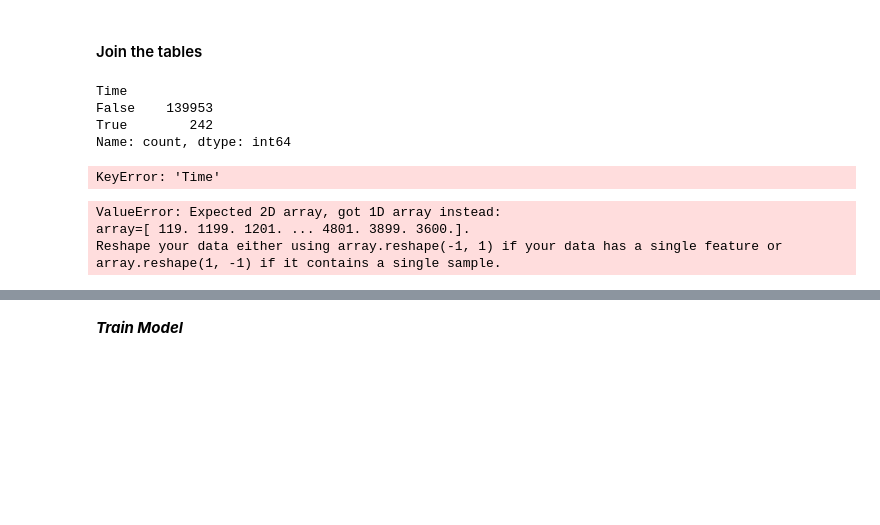
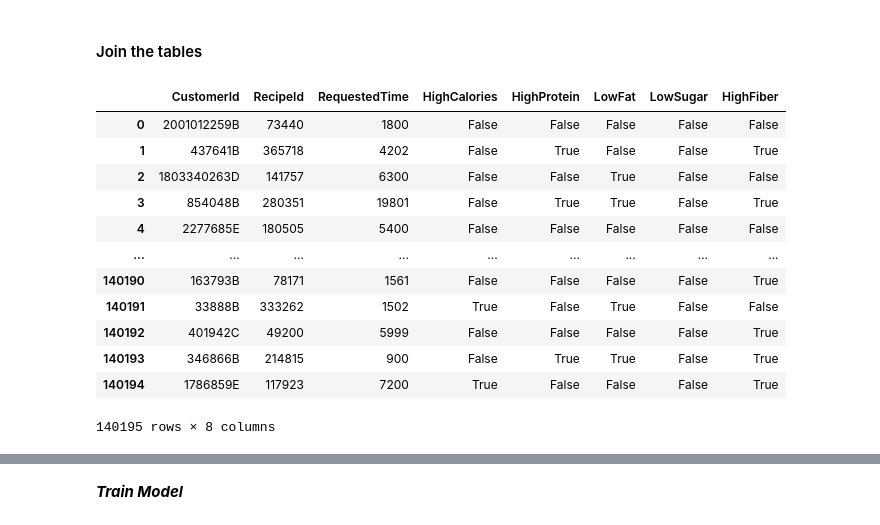
Before and after one commit to MittmannM/AnalyticsCupTUM, a Jupyter notebook: AC.ipynb, the cells around one changed output, grey strips where cells are left out. Saved outputs shown, nothing was run; the diff lists cells and outputs as text; code cells hidden in the pictures; blank space fills up the shorter version.

Commit message:
fixed errors

```diff
--- a/AC.ipynb
+++ b/AC.ipynb
@@ -164,33 +185,18 @@ reviews_csv["Like"] = reviews_csv["Like"].astype("boolean")
 # %% [markdown]
 #### Join the tables
-# %%
-requests_csv_copy = requests_csv["Time"] < 0
-requests_csv_copy["Time"].value_counts()
-# %% [output]
-Time
-False    139953
-True        242
-Name: count, dtype: int64
-# %%
-#TODO: how to handle negative time values? -> here: take the total time value from recipes by recipeId!
-request_with_recipe = pd.merge(requests_csv, recipes_csv, on="RecipeId", how="left")
-request_with_recipe['Time'] = np.where(request_with_recipe['Time'] < 0, request_with_recipe['TotalTimeNeeded'], request_with_recipe['Time'])
-request_with_recipe['Time'] = request_with_recipe['Time'].round().astype('int')
-request_with_recipe.rename(columns={'Time':'MaxTime'}, inplace=True)
-requests_csv = request_with_recipe[['CustomerId', 'RecipeId', 'MaxTime', 'HighCalories','HighProtein', 'LowFat', 'LowSugar', 'HighFiber']]
-
-#merge diet + review
-review_with_diet = pd.merge(reviews_csv, diet_csv, on="CustomerId", how="inner") # 97381 entries
-#merge diet + review + request
-review_diet_with_request = pd.merge(review_with_diet, requests_csv, on=["CustomerId", "RecipeId"], how="inner") # 97381 entries
-
-review_diet_request_with_recipe = pd.merge(review_diet_with_request, recipes_csv, on=["RecipeId"], how="inner") # 97381 entries
-# %% [output]
-KeyError: 'Time'
-# %%
-review_diet_request_with_recipe
-# MaxTime and TotalTimeNeeded are basically the same number (expected vs time needed by the customer) -> drop? maybe check for outliers where there is a huge difference between both values
-# %% [output]
-ValueError: Expected 2D array, got 1D array instead:
-array=[ 119. 1199. 1201. ... 4801. 3899. 3600.].
-Reshape your data either using array.reshape(-1, 1) if your data has a single feature or array.reshape(1, -1) if it contains a single sample.
+# %%
+requests_csv
+# %% [output]
+|  | CustomerId | RecipeId | RequestedTime | HighCalories | HighProtein | LowFat | LowSugar | HighFiber |
+| 0 | 2001012259B | 73440 | 1800 | False | False | False | False | False |
+| 1 | 437641B | 365718 | 4202 | False | True | False | False | True |
+| 2 | 1803340263D | 141757 | 6300 | False | False | True | False | False |
+| 3 | 854048B | 280351 | 19801 | False | True | True | False | True |
+| 4 | 2277685E | 180505 | 5400 | False | False | False | False | False |
+| ... | ... | ... | ... | ... | ... | ... | ... | ... |
+| 140190 | 163793B | 78171 | 1561 | False | False | False | False | True |
+| 140191 | 33888B | 333262 | 1502 | True | False | True | False | False |
+| 140192 | 401942C | 49200 | 5999 | False | False | False | False | True |
+| 140193 | 346866B | 214815 | 900 | False | True | True | False | True |
+| 140194 | 1786859E | 117923 | 7200 | True | False | False | False | True |
+140195 rows × 8 columns
```
Also changed, not shown: parts of 11 cells of this notebook.
